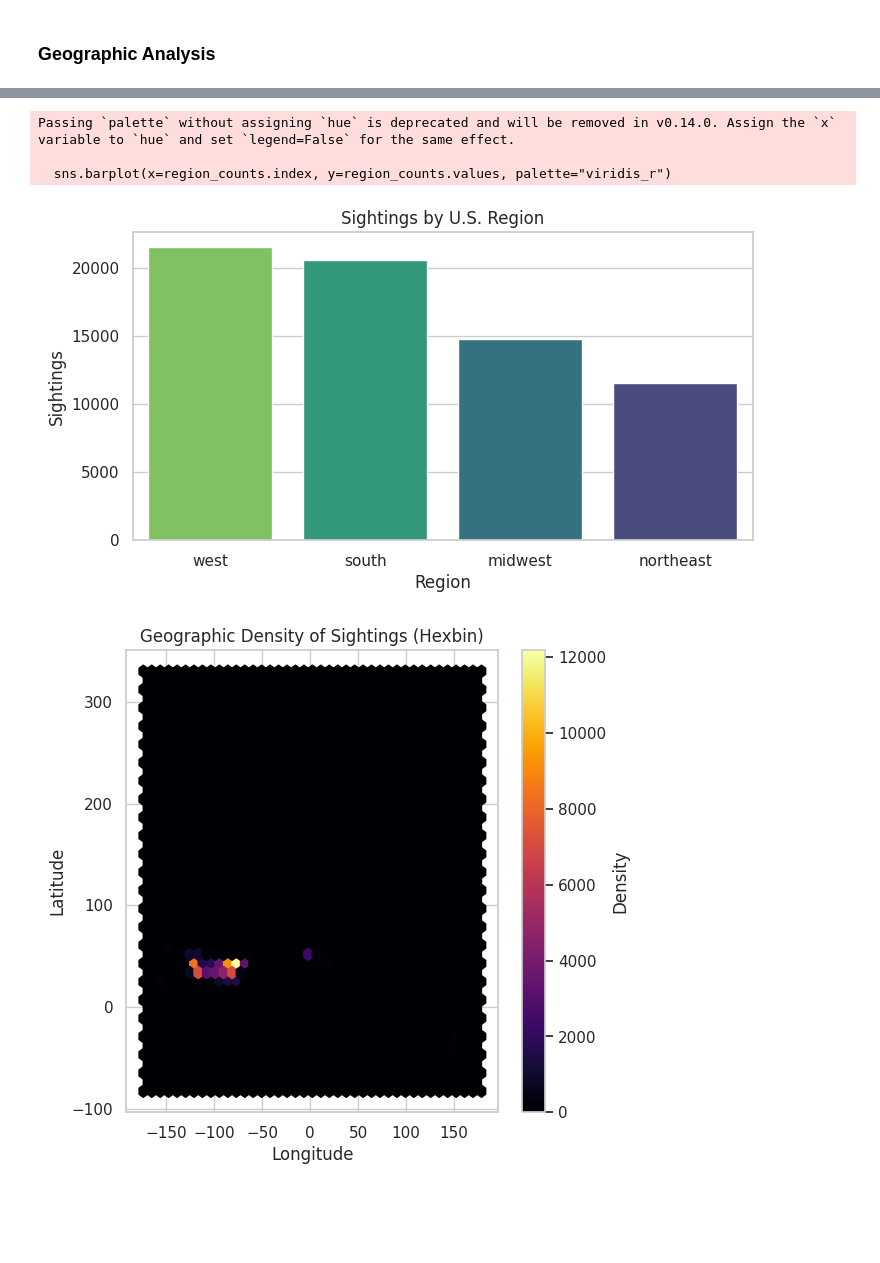
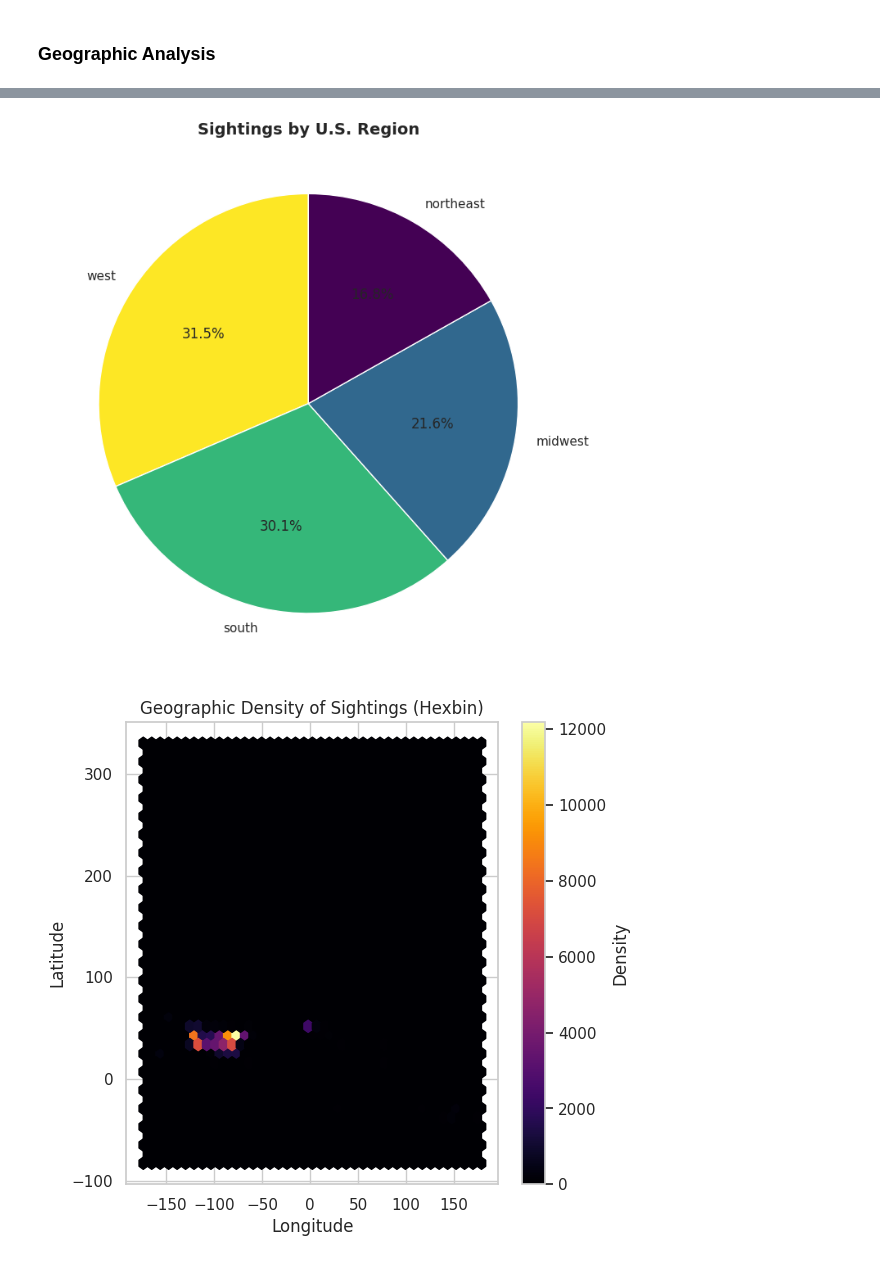
Before and after one commit to Momena-akhtar/ufo-sightings, a Jupyter notebook: data/notebooks/03_exploratory_analysis.ipynb, the cells around one changed output, grey strips where cells are left out. Saved outputs shown, nothing was run; the diff lists cells and outputs as text; code cells hidden in the pictures; blank space fills up the shorter version.

```diff
--- a/data/notebooks/03_exploratory_analysis.ipynb
+++ b/data/notebooks/03_exploratory_analysis.ipynb
@@ -135,20 +136,20 @@ Passing `palette` without assigning `hue` is deprecated and will be removed in v
 # %%
 # U.S. Region Distribution
 us_data = df[df['is_us'] == True]
-
 region_counts = us_data['us_region'].value_counts()
 
-plt.figure(figsize=(8,4))
-sns.barplot(x=region_counts.index, y=region_counts.values, palette="viridis_r")
-plt.title("Sightings by U.S. Region")
-plt.xlabel("Region")
-plt.ylabel("Sightings")
+plt.figure(figsize=(10, 7))
+colors = plt.cm.viridis_r(np.linspace(0, 1, len(region_counts)))
+plt.pie(region_counts.values,
+        labels=region_counts.index,
+        autopct='%1.1f%%',
+        startangle=90,
+        colors=colors)
+plt.title("Sightings by U.S. Region", fontsize=14, fontweight='bold')
+plt.tight_layout()
 plt.show()
 # %% [output]
-Passing `palette` without assigning `hue` is deprecated and will be removed in v0.14.0. Assign the `x` variable to `hue` and set `legend=False` for the same effect.
-
-  sns.barplot(x=region_counts.index, y=region_counts.values, palette="viridis_r")
-[figure, old version]
+[figure, new version]
 # %%
 # Latitude/Longitude Heat Check
 plt.figure(figsize=(6,6))
```
Also changed, not shown: parts of 9 cells of this notebook, 3 other files.
